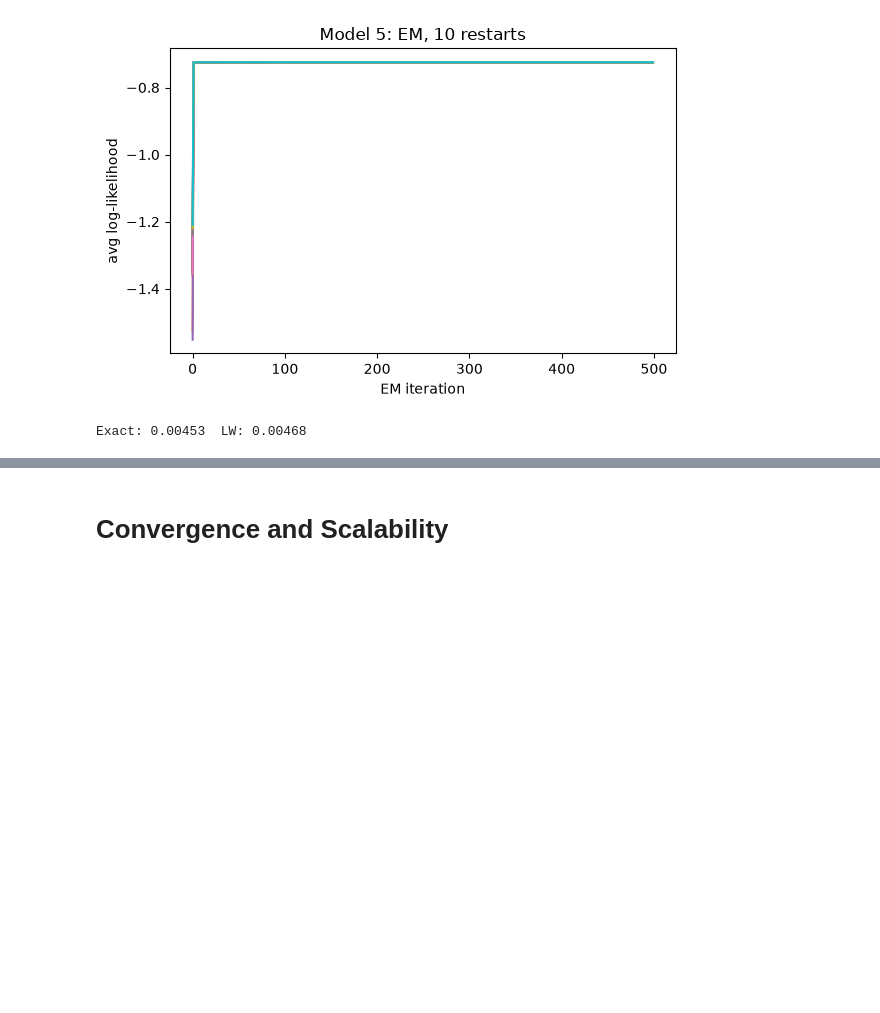
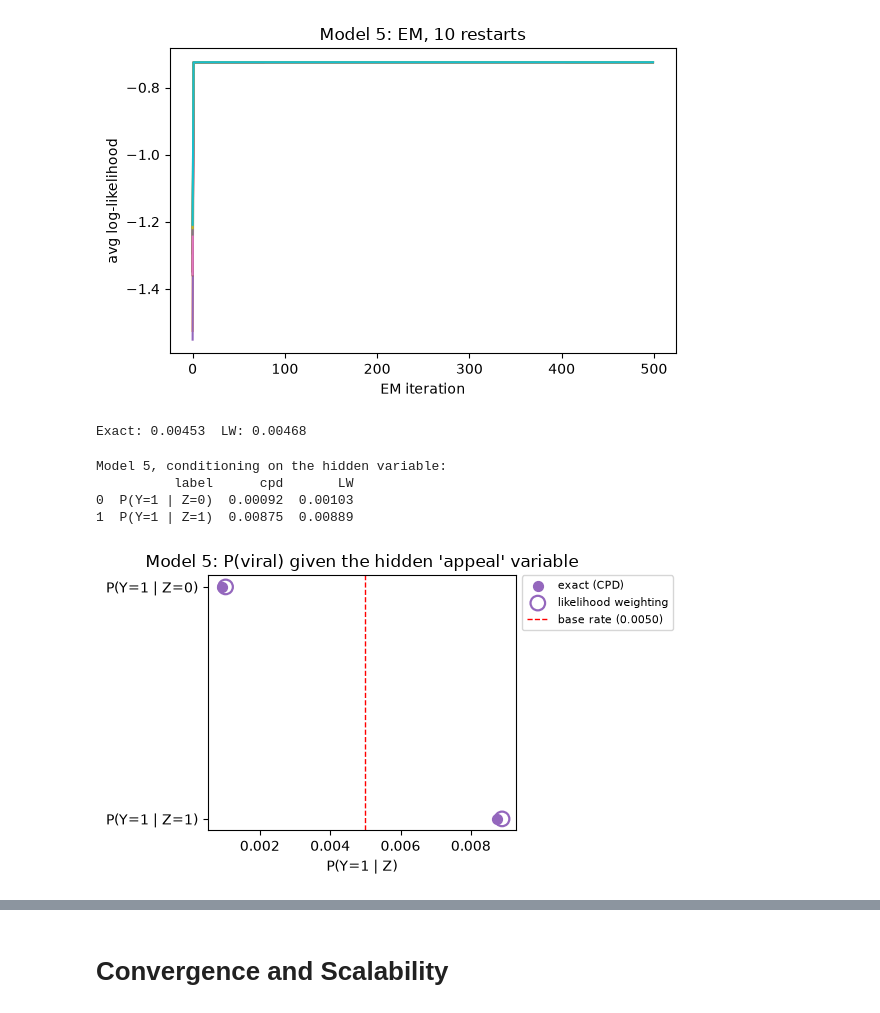
Before and after one commit to BenMiller0/CSE_150A_IG_REELS, a Jupyter notebook: code/ig_reel_virality.ipynb, the cells around one changed output, grey strips where cells are left out. Saved outputs shown, nothing was run; the diff lists cells and outputs as text; code cells hidden in the pictures; blank space fills up the shorter version.

```diff
--- a/code/ig_reel_virality.ipynb
+++ b/code/ig_reel_virality.ipynb
@@ -465,3 +469,38 @@ final avg LL per restart: [np.float64(-0.7246232), np.float64(-0.7245486), np.fl
 P(R=1|Z=0,1): [0.4883 0.5108]  P(Y=1|Z=0,1): [0.0009 0.0088]
 [figure]
 Exact: 0.00453  LW: 0.00468
+# %%
+# Cell that visualizes the effect of the hidden variable on virality in model 5
+N_LW = 100_000
+all5 = {**models, "model5_latent": model5}
+names = list(all5.keys())
+colors = dict(zip(names, ["tab:blue", "tab:orange", "tab:green", "tab:red", "tab:purple"]))
+offsets = dict(zip(names, np.linspace(-0.3, 0.3, len(names))))
+
+z_rows = []
+for z in (0, 1):
+    z_rows.append({"label": f"P(Y=1 | Z={z})",
+                   "cpd": model5.get_cpds(Y).values[1][z],
+                   "LW": lw_estimate(model5, {Z: z}, N_LW)})
+zdf = pd.DataFrame(z_rows)
+print("Model 5, conditioning on the hidden variable:")
+print(zdf.round(5))
+
+fig, ax = plt.subplots(figsize=(6, 3.5))
+yz = np.arange(len(zdf))
+ax.scatter(zdf["cpd"], yz, color=colors["model5_latent"], s=50, zorder=3, label="exact (CPD)")
+ax.scatter(zdf["LW"], yz, facecolors="none", edgecolors=colors["model5_latent"], s=110, lw=1.6, zorder=2, label="likelihood weighting")
+ax.axvline(base, color="red", ls="--", lw=1, label=f"base rate ({base:.4f})")
+ax.set_yticks(yz); ax.set_yticklabels(zdf["label"])
+ax.invert_yaxis()
+ax.set_xlabel("P(Y=1 | Z)")
+ax.set_title("Model 5: P(viral) given the hidden 'appeal' variable")
+ax.legend(fontsize=8, loc="upper left", bbox_to_anchor=(1.02, 1), borderaxespad=0)
+fig.tight_layout()
+plt.show()
+# %% [output]
+Model 5, conditioning on the hidden variable:
+          label      cpd       LW
+0  P(Y=1 | Z=0)  0.00092  0.00103
+1  P(Y=1 | Z=1)  0.00875  0.00889
+[figure, added]
```
Also changed, not shown: parts of 8 cells of this notebook.
